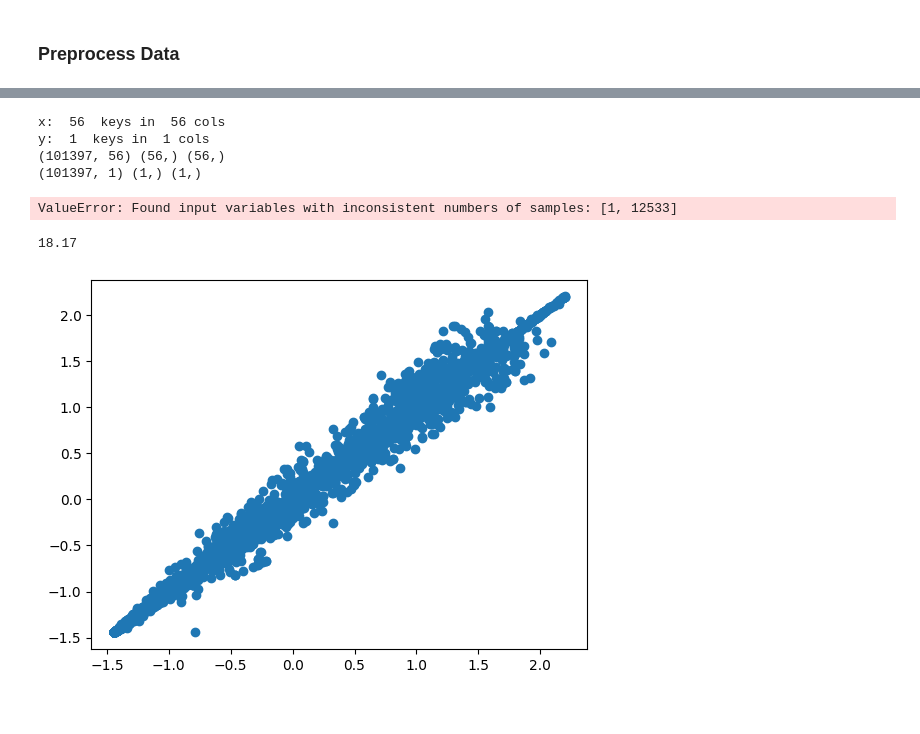
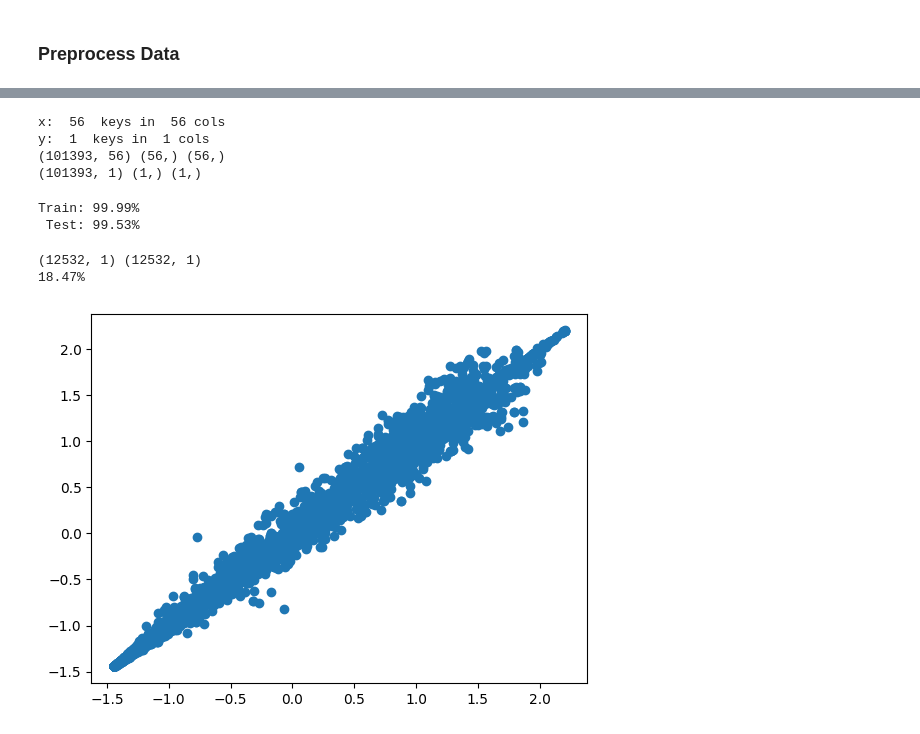
Before and after one commit to plutoniumm/MLTests, a Jupyter notebook: Regression_Pred.ipynb, the cells around one changed output, grey strips where cells are left out. Cells and saved outputs as stored; diff of their text form; code cells hidden in the pictures.

```diff
--- a/Regression_Pred.ipynb
+++ b/Regression_Pred.ipynb
@@ -14,23 +14,24 @@ from sklearn.metrics import r2_score, mean_absolute_error, mean_squared_error
 
 import python.data as datameta
 # %%
-def rd(a): return round(a,4)
 def mse(a,b): return (mean_squared_error(a,b));
-def rmse(a,b): return (mse(a,b)**0.5);
 def mae(a,b): return (mean_absolute_error(a,b));
 def r2(a,b): return (r2_score(a,b)**0.5);
-def isClose(base, known, tol=0.001): return np.abs((base - known) / base) <= tol
+def isClose(base, known, tol=0.001): return np.abs((base - known) / base) <= tol;
+def pct(val): return str(val*100)[:5]+"%";
 
-def row(name,ytest, yhat, accuracy):
-    accuracies = list(map(lambda x: str(x)+"%",accuracy))
+def row(name,ytest, yhat, accuracies):
     return [
         name,
         r2(ytest, yhat),mae(ytest, yhat),mse(ytest, yhat),
         accuracies[0], accuracies[1], accuracies[2]
-    ]
+    ];
 
 def accuracy(test,pred,tol):
-    return round(((np.abs(pred - test) < tol ).mean())*100, 2)
+    checks = np.isclose(test,pred, rtol=tol);
+    acc = np.sum(checks)/len(checks);
+
+    return pct(acc);
 # %% [markdown]
 ### Preprocess Data
 # %%
@@ -71,17 +72,17 @@ Index(['Time (h)_mean', 'Aeration rate(Fg:L/h)_mean',
 #     # Converted variables
 #     "Air head pressure(pressure:bar)", "Temperature(T:K)", "pH(pH:pH)", "Vessel Volume(V:L)"
 # ]
-ykeys = ["Penicillin concentration(P:g/L)"]
-(x,y) = datameta.xy_split_y(data,ykeys)
-xtrain, xtest, ytrain, ytest=train_test_split(x, y, test_size=0.11)
-ytest = ytest.to_numpy().flatten();
+ykeys = ["Penicillin concentration(P:g/L)"];
+(x,y) = datameta.xy_split_y(data,ykeys);
+xtrain, xtest, ytrain, ytest=train_test_split(x, y, test_size=0.11);
+# ytest = ytest.to_numpy().flatten();
 
 
-xtrain_mean = np.mean(xtrain);
-xtrain_std = np.std(xtrain) +1e-29;
+xtrain_mean = np.mean(xtrain, axis=0);
+xtrain_std = np.std(xtrain, axis=0) +1e-29;
 
-ytrain_mean = np.mean(ytrain);
-ytrain_std = np.std(ytrain) +1e-29;
+ytrain_mean = np.mean(ytrain, axis=0);
+ytrain_std = np.std(ytrain, axis=0) +1e-29;
 
 print(
     xtrain.shape,
@@ -107,25 +108,26 @@ ytrain, ytest = (ytrain - ytrain_mean)/ytrain_std, (ytest - ytrain_mean)/ytrain_
 # %% [output]
 x:  56  keys in  56 cols
 y:  1  keys in  1 cols
-(101397, 56) (56,) (56,)
-(101397, 1) (1,) (1,)
+(101393, 56) (56,) (56,)
+(101393, 1) (1,) (1,)
 # %%
-model = DecisionTreeRegressor()
-model.fit(xtrain,ytrain)
-
-def pcts(val): return str(val*100)+"%";
+model = DecisionTreeRegressor();
+model.fit(xtrain,ytrain);
 
 print(
-    f"Train: {pcts(model.score(xtrain,ytrain))}\n",
-    f"Test: {pcts(model.score(xtest,ytest))}"
+    f"Train: {pct(model.score(xtrain,ytrain))}\n",
+    f"Test: {pct(model.score(xtest,ytest))}"
 )
 # %% [output]
-ValueError: Found input variables with inconsistent numbers of samples: [1, 12533]
+Train: 99.99%
+ Test: 99.53%
 # %%
-prediction=model.predict(xtest)
-plt.scatter(ytest,prediction)
+prediction= pd.DataFrame(model.predict(xtest));
+plt.scatter(ytest,prediction);
 
-print(accuracy(ytest, prediction,0.001 ))
+print(ytest.shape, prediction.shape);
+print(accuracy(ytest, prediction, 0.001));
 # %% [output]
-18.17
+(12532, 1) (12532, 1)
+18.47%
-[figure, old version]
+[figure, new version]
```
Also changed, not shown: parts of 9 cells of this notebook, 5 other files.
